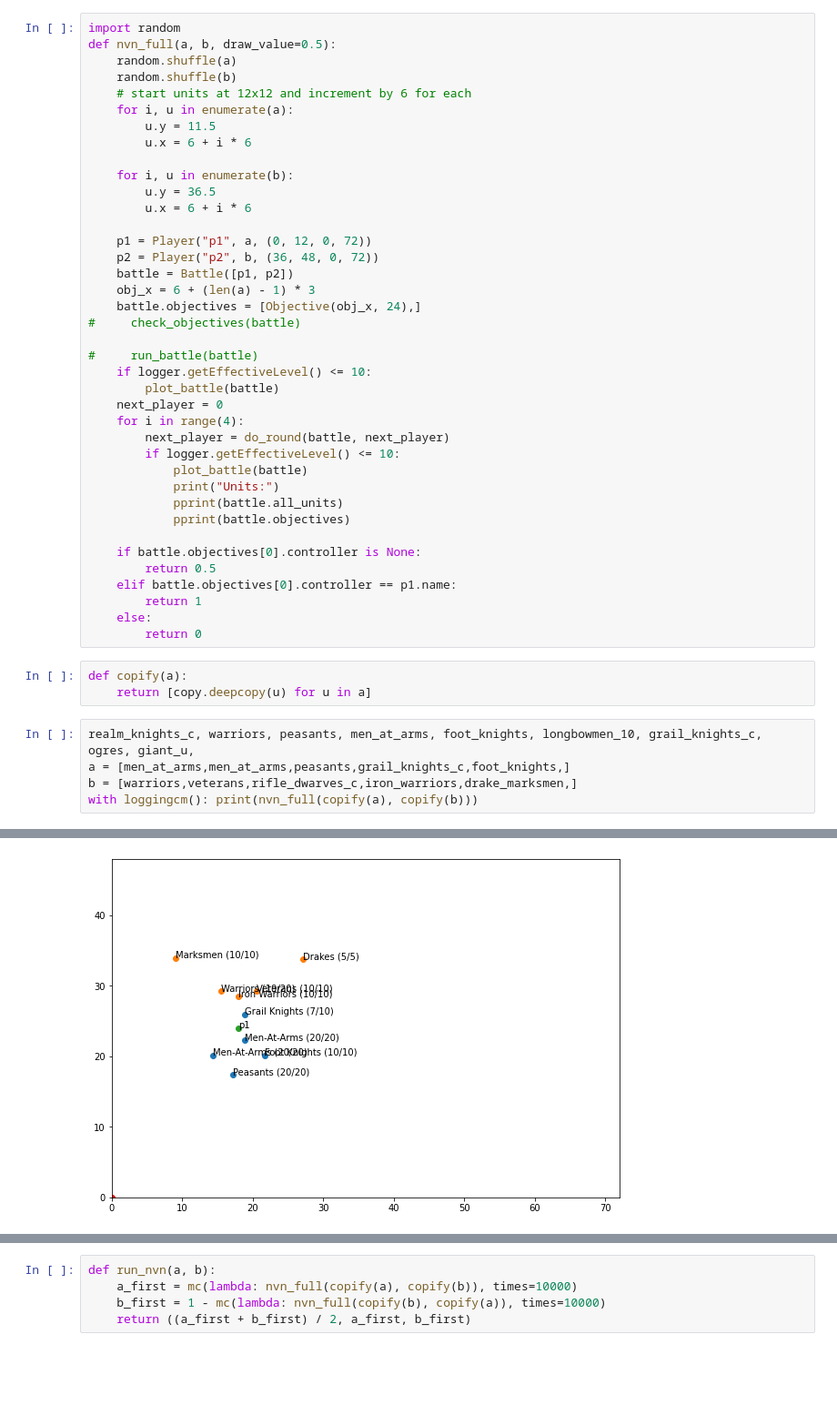
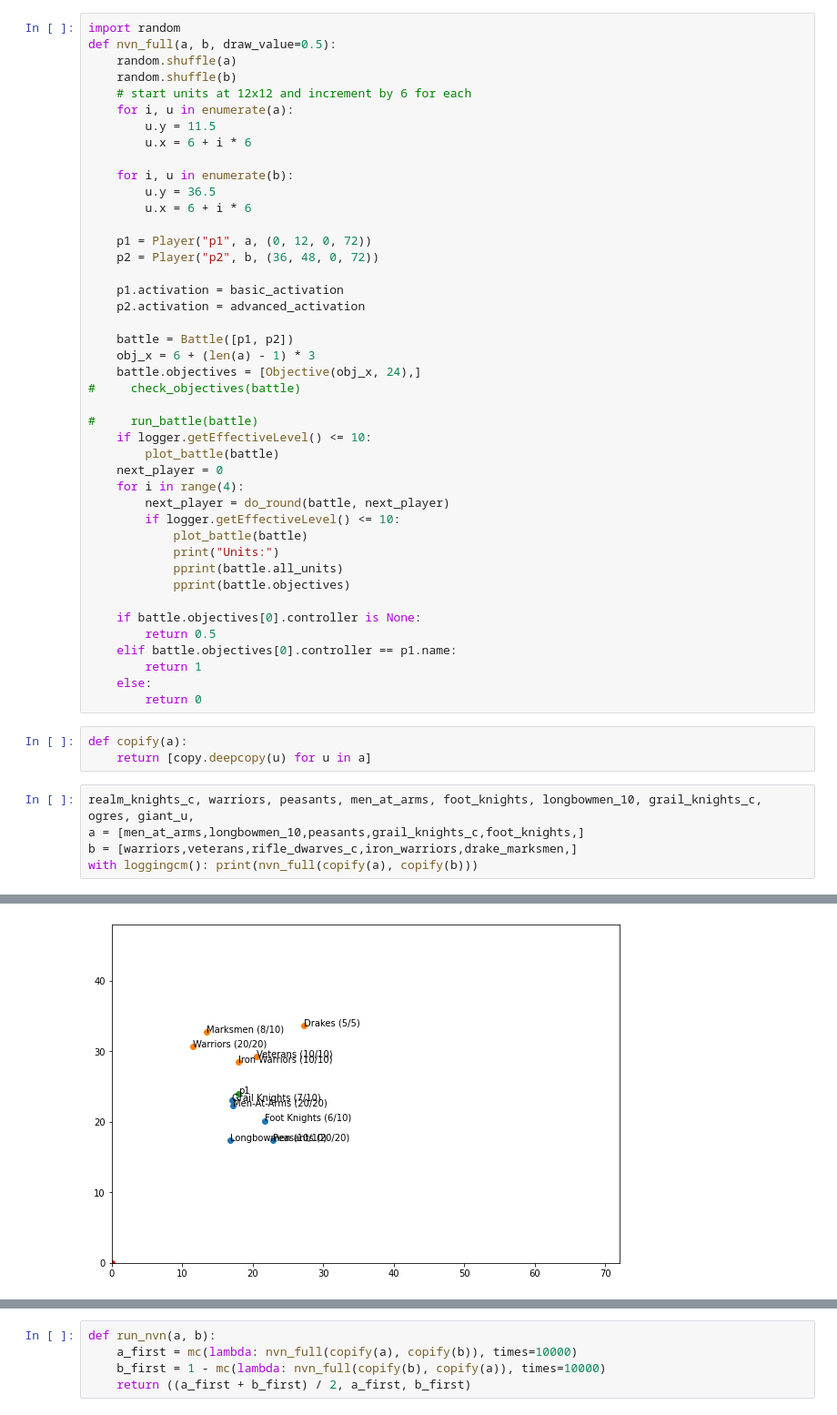
Before and after one commit to marthinwurer/OPRAOFR, a Jupyter notebook: OPR_MC.ipynb, the cells around one changed output, grey strips where cells are left out. Shown: that part at 91% size. Drawn from its saved outputs; the diff is of its cells as text; blank space fills up the shorter version.

```diff
--- a/OPR_MC.ipynb
+++ b/OPR_MC.ipynb
@@ -450,6 +442,10 @@ def nvn_full(a, b, draw_value=0.5):
 
     p1 = Player("p1", a, (0, 12, 0, 72))
     p2 = Player("p2", b, (36, 48, 0, 72))
+
+    p1.activation = basic_activation
+    p2.activation = advanced_activation
+
     battle = Battle([p1, p2])
     obj_x = 6 + (len(a) - 1) * 3
     battle.objectives = [Objective(obj_x, 24),]
@@ -478,7 +474,7 @@ def copify(a):
     return [copy.deepcopy(u) for u in a]
 # %%
 realm_knights_c, warriors, peasants, men_at_arms, foot_knights, longbowmen_10, grail_knights_c, ogres, giant_u,
-a = [men_at_arms,men_at_arms,peasants,grail_knights_c,foot_knights,]
+a = [men_at_arms,longbowmen_10,peasants,grail_knights_c,foot_knights,]
 b = [warriors,veterans,rifle_dwarves_c,iron_warriors,drake_marksmen,]
 with loggingcm(): print(nvn_full(copify(a), copify(b)))
 # %% [output]
@@ -502,3 +498,3 @@ DEBUG:opr_logic:1 wounds
 DEBUG:opr_logic:executing Unit(Iron Warriors (10/10)(18.0,36.5), ('Rush', 8, 0.0)
-[figure, old version]
+[figure, new version]
 DEBUG:opr_logic:Starting Round 2
```
Also changed, not shown: parts of 10 cells of this notebook, 5 other files.
